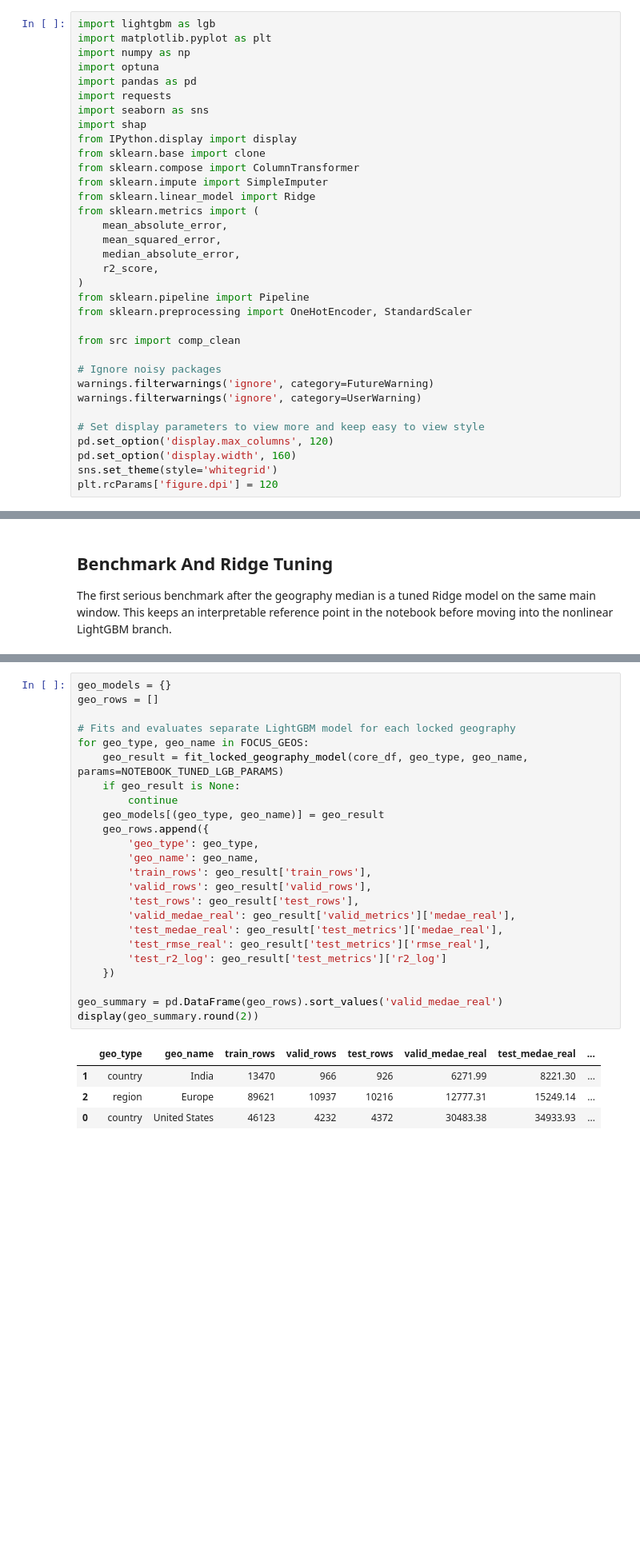
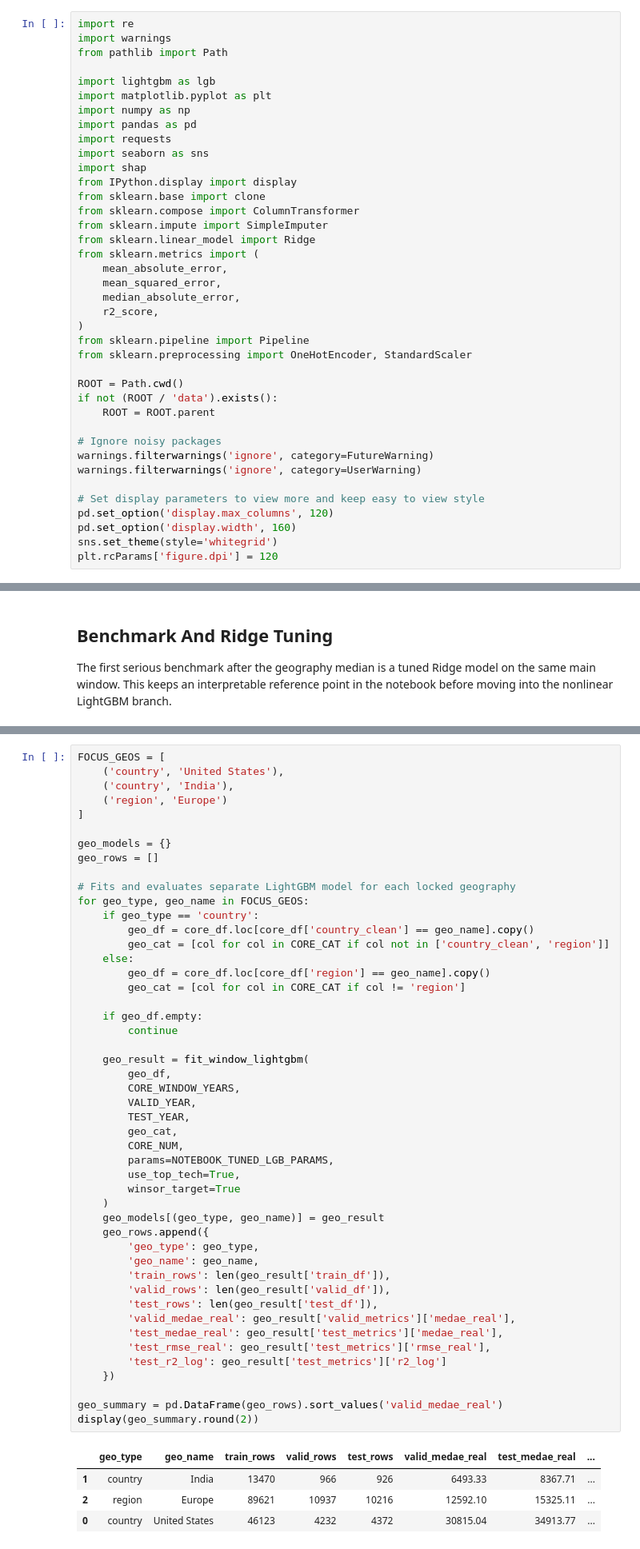
Before and after one commit to Jdrice72901/DSBA-6211-Stack-overflow-Survey-Analysis, a Jupyter notebook: notebooks/Compensation_Model.ipynb, the cells around one changed output, grey strips where cells are left out. Shown at 80% size. Drawn from its saved outputs; the diff is of its cells as text; blank space fills up the shorter version.

```diff
--- a/notebooks/Compensation_Model.ipynb
+++ b/notebooks/Compensation_Model.ipynb
@@ -24,8 +5,11 @@ if str(ROOT) not in sys.path:
 # %%
+import re
+import warnings
+from pathlib import Path
+
 import lightgbm as lgb
 import matplotlib.pyplot as plt
 import numpy as np
-import optuna
 import pandas as pd
 import requests
 import seaborn as sns
@@ -44,7 +28,9 @@ from sklearn.metrics import (
 from sklearn.pipeline import Pipeline
 from sklearn.preprocessing import OneHotEncoder, StandardScaler
 
-from src import comp_clean
+ROOT = Path.cwd()
+if not (ROOT / 'data').exists():
+    ROOT = ROOT.parent
 
 # Ignore noisy packages
 warnings.filterwarnings('ignore', category=FutureWarning)
@@ -1252,32 +1327,56 @@ Geography dominates compensation modeling, so it is worth checking what happens
 # %%
+FOCUS_GEOS = [
+    ('country', 'United States'),
+    ('country', 'India'),
+    ('region', 'Europe')
+]
+
 geo_models = {}
 geo_rows = []
 
 # Fits and evaluates separate LightGBM model for each locked geography
 for geo_type, geo_name in FOCUS_GEOS:
-    geo_result = fit_locked_geography_model(core_df, geo_type, geo_name, params=NOTEBOOK_TUNED_LGB_PARAMS)
-    if geo_result is None:
+    if geo_type == 'country':
+        geo_df = core_df.loc[core_df['country_clean'] == geo_name].copy()
+        geo_cat = [col for col in CORE_CAT if col not in ['country_clean', 'region']]
+    else:
+        geo_df = core_df.loc[core_df['region'] == geo_name].copy()
+        geo_cat = [col for col in CORE_CAT if col != 'region']
+
+    if geo_df.empty:
         continue
+
+    geo_result = fit_window_lightgbm(
+        geo_df,
+        CORE_WINDOW_YEARS,
+        VALID_YEAR,
+        TEST_YEAR,
+        geo_cat,
+        CORE_NUM,
+        params=NOTEBOOK_TUNED_LGB_PARAMS,
+        use_top_tech=True,
+        winsor_target=True
+    )
     geo_models[(geo_type, geo_name)] = geo_result
     geo_rows.append({
         'geo_type': geo_type,
         'geo_name': geo_name,
-        'train_rows': geo_result['train_rows'],
-        'valid_rows': geo_result['valid_rows'],
-        'test_rows': geo_result['test_rows'],
+        'train_rows': len(geo_result['train_df']),
+        'valid_rows': len(geo_result['valid_df']),
+        'test_rows': len(geo_result['test_df']),
         'valid_medae_real': geo_result['valid_metrics']['medae_real'],
         'test_medae_real': geo_result['test_metrics']['medae_real'],
         'test_rmse_real': geo_result['test_metrics']['rmse_real'],
         'test_r2_log': geo_result['test_metrics']['r2_log']
     })
 
 geo_summary = pd.DataFrame(geo_rows).sort_values('valid_medae_real')
 display(geo_summary.round(2))
 # %% [output]
 |  | geo_type | geo_name | train_rows | valid_rows | test_rows | valid_medae_real | test_medae_real | ... |
-| 1 | country | India | 13470 | 966 | 926 | 6271.99 | 8221.30 | ... |
-| 2 | region | Europe | 89621 | 10937 | 10216 | 12777.31 | 15249.14 | ... |
-| 0 | country | United States | 46123 | 4232 | 4372 | 30483.38 | 34933.93 | ... |
+| 1 | country | India | 13470 | 966 | 926 | 6493.33 | 8367.71 | ... |
+| 2 | region | Europe | 89621 | 10937 | 10216 | 12592.10 | 15325.11 | ... |
+| 0 | country | United States | 46123 | 4232 | 4372 | 30815.04 | 34913.77 | ... |
 # %%
 # Show SHAP for each locked geography fit to see what changes once location is fixed
 for geo_type, geo_name in FOCUS_GEOS:
```
Also changed, not shown: parts of 46 cells of this notebook.
